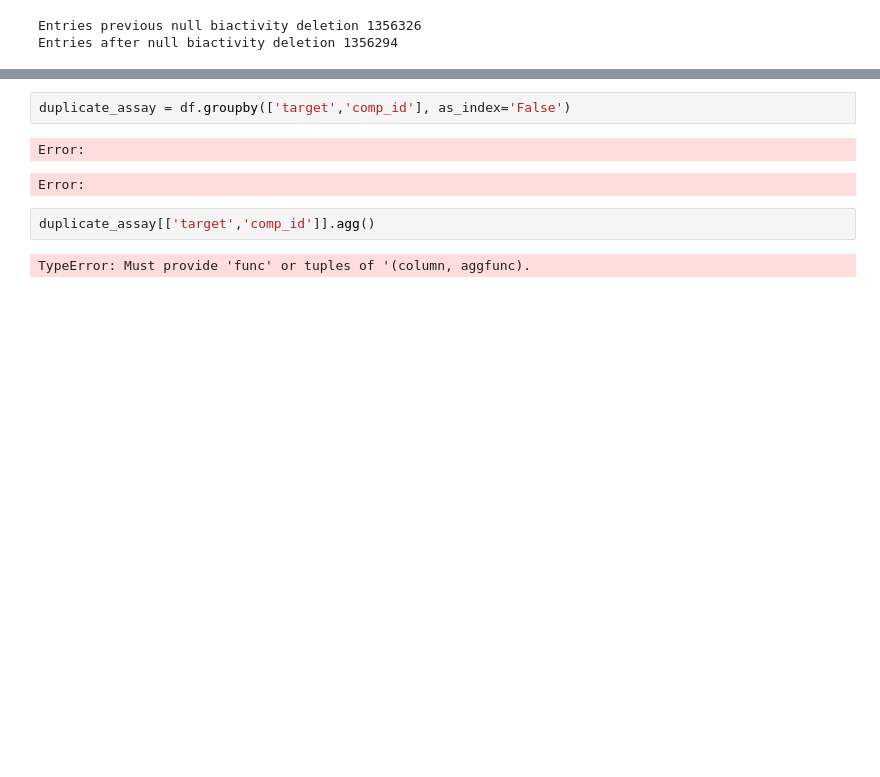
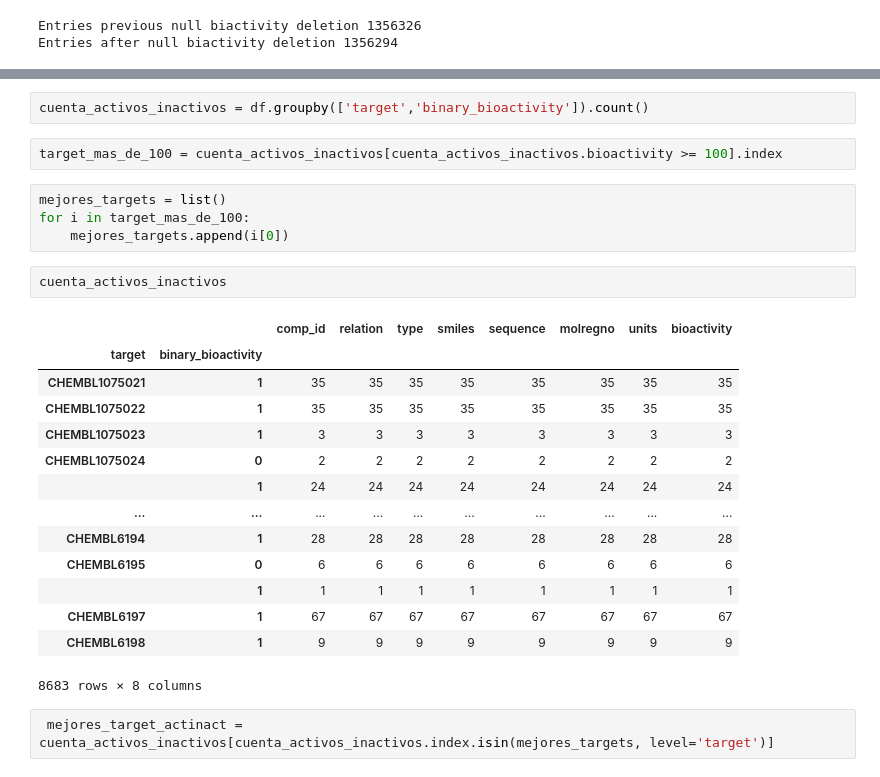
Before and after one commit to trypanosomatics/DEEPScreen, a Jupyter notebook: data_procesing_filter/data_procesing.ipynb, the cells around one changed output, grey strips where cells are left out. Saved outputs shown, nothing was run; the diff lists cells and outputs as text; blank space fills up the shorter version.

```diff
--- a/data_procesing_filter/data_procesing.ipynb
+++ b/data_procesing_filter/data_procesing.ipynb
@@ -62,9 +113,27 @@ chembl44[chembl44.target.duplicated()]
 # %%
-duplicate_assay = df.groupby(['target','comp_id'], as_index='False')
+cuenta_activos_inactivos = df.groupby(['target','binary_bioactivity']).count()
-# %% [output]
-Error:
-Error:
-# %%
-duplicate_assay[['target','comp_id']].agg()
-# %% [output]
-TypeError: Must provide 'func' or tuples of '(column, aggfunc).
+# %%
+target_mas_de_100 = cuenta_activos_inactivos[cuenta_activos_inactivos.bioactivity >= 100].index
+# %%
+mejores_targets = list()
+for i in target_mas_de_100:
+    mejores_targets.append(i[0])
+# %%
+cuenta_activos_inactivos
+# %% [output]
+|  |  | comp_id | relation | type | smiles | sequence | molregno | units | bioactivity |
+| target | binary_bioactivity |  |  |  |  |  |  |  |  |
+| CHEMBL1075021 | 1 | 35 | 35 | 35 | 35 | 35 | 35 | 35 | 35 |
+| CHEMBL1075022 | 1 | 35 | 35 | 35 | 35 | 35 | 35 | 35 | 35 |
+| CHEMBL1075023 | 1 | 3 | 3 | 3 | 3 | 3 | 3 | 3 | 3 |
+| CHEMBL1075024 | 0 | 2 | 2 | 2 | 2 | 2 | 2 | 2 | 2 |
+|  | 1 | 24 | 24 | 24 | 24 | 24 | 24 | 24 | 24 |
+| ... | ... | ... | ... | ... | ... | ... | ... | ... | ... |
+| CHEMBL6194 | 1 | 28 | 28 | 28 | 28 | 28 | 28 | 28 | 28 |
+| CHEMBL6195 | 0 | 6 | 6 | 6 | 6 | 6 | 6 | 6 | 6 |
+|  | 1 | 1 | 1 | 1 | 1 | 1 | 1 | 1 | 1 |
+| CHEMBL6197 | 1 | 67 | 67 | 67 | 67 | 67 | 67 | 67 | 67 |
+| CHEMBL6198 | 1 | 9 | 9 | 9 | 9 | 9 | 9 | 9 | 9 |
+8683 rows × 8 columns
+# %%
+ mejores_target_actinact = cuenta_activos_inactivos[cuenta_activos_inactivos.index.isin(mejores_targets, level='target')]
```
Also changed, not shown: parts of 19 cells of this notebook.
